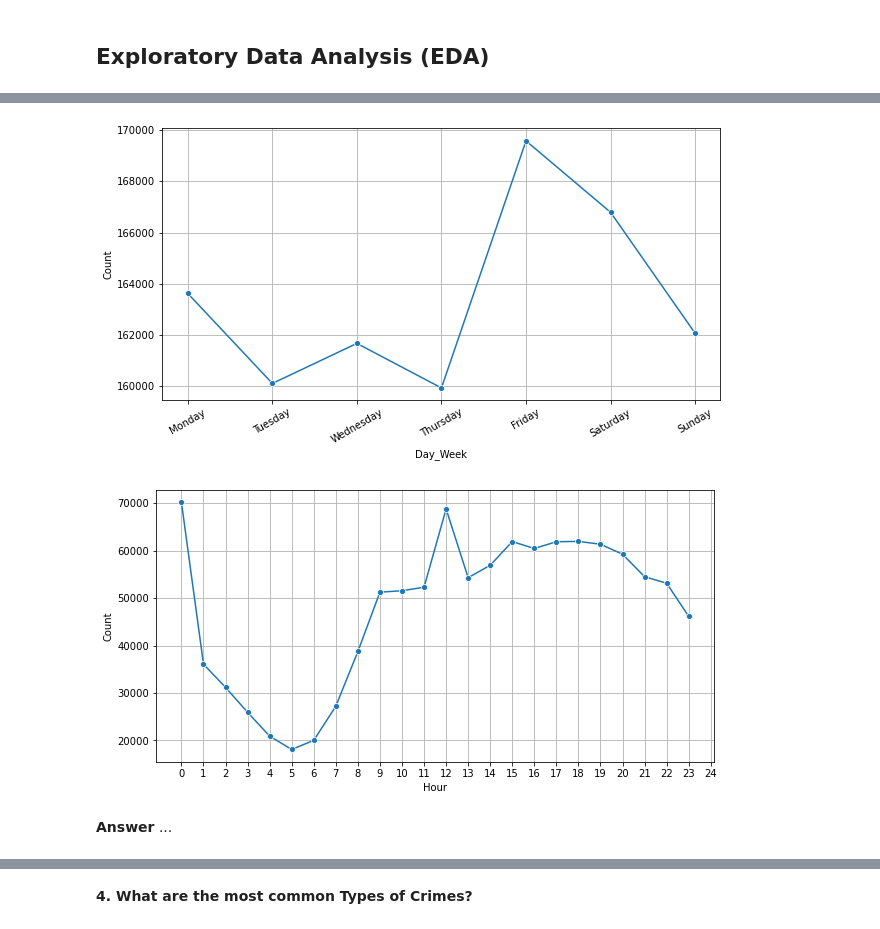
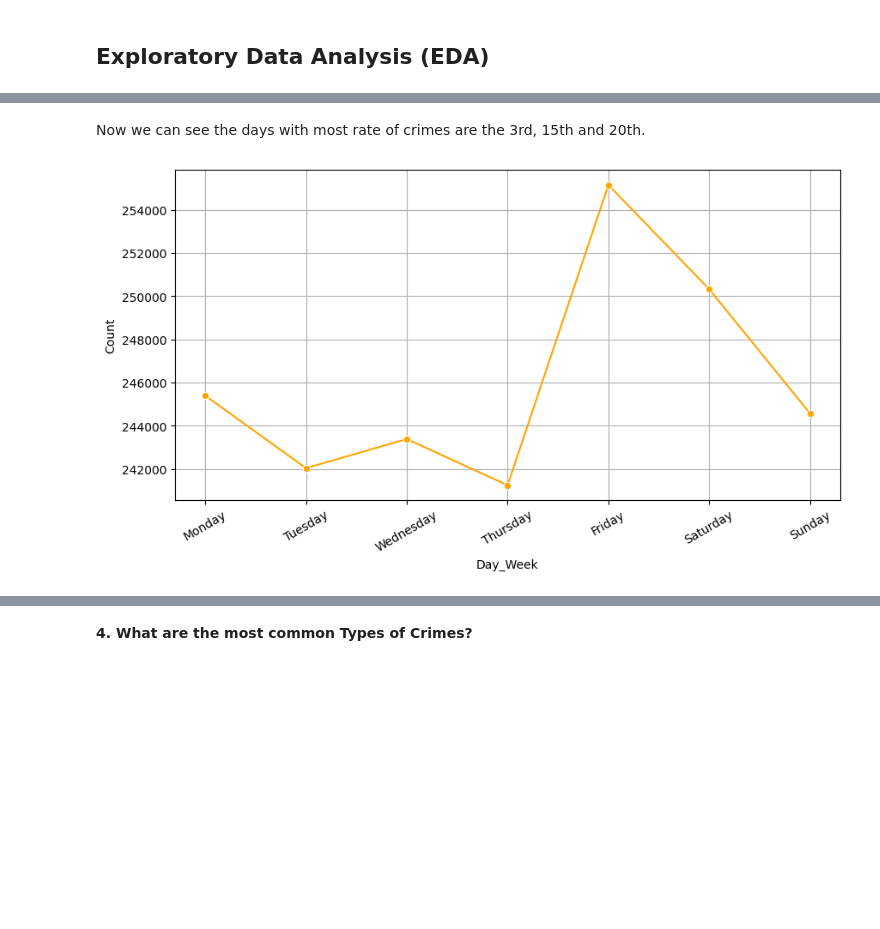
Before and after one commit to alejo1630/chicago_crimes, a Jupyter notebook: chicago_crimes.ipynb, the cells around one changed output, grey strips where cells are left out. Cells and saved outputs as stored; diff of their text form; code cells hidden in the pictures; blank space fills up the shorter version.

```diff
--- a/chicago_crimes.ipynb
+++ b/chicago_crimes.ipynb
@@ -98,9 +56,8 @@ The description of each column is showed in the [Chicago Data Portal](https://da
 # %% [markdown]
 ## Exploratory Data Analysis (EDA)
 # %%
-# Convert date columns int date_time type
+# Convert date columns into date_time type
 
 df["Date"] = pd.to_datetime(df["Date"])
-df["Updated On"] = pd.to_datetime(df["Updated On"])
-df.head()
+df.info()
 # %% [output]
@@ -182,30 +167,19 @@ plt.show()
+# %% [markdown]
+Now we can see the days with most rate of crimes are the 3rd, 15th and 20th.
 # %%
 # Dayweek
 
 ax = sns.lineplot(x = "Day_Week",
-             y = 0,
-             data = pd.DataFrame(df.groupby(by = "Day_Week").size()).reset_index(),
-             marker = "o")
+             y = "count",
+             data = df["Day_Week"].value_counts().reset_index(),
+             marker = "o",
+             color = "orange")
+
 ax.set_ylabel("Count")
 ax.set_xticks(range(0,7))
 ax.set_xticklabels(["Monday", "Tuesday", "Wednesday", "Thursday", "Friday", "Saturday", "Sunday"],
                   rotation = 30)
 plt.grid()
 plt.show()
 # %% [output]
-[figure, old version]
+[figure, new version]
-# %%
-# Hour
-sns.lineplot(x = "Hour",
-             y = 0,
-             data = pd.DataFrame(df.groupby(by = "Hour").size()).reset_index(),
-             marker = "o")
-plt.ylabel("Count")
-plt.xticks(range(0,25))
-plt.grid()
-plt.show()
-# %% [output]
-[figure, removed]
-# %% [markdown]
-**Answer**
-...
```
Also changed, not shown: parts of 24 cells of this notebook.
